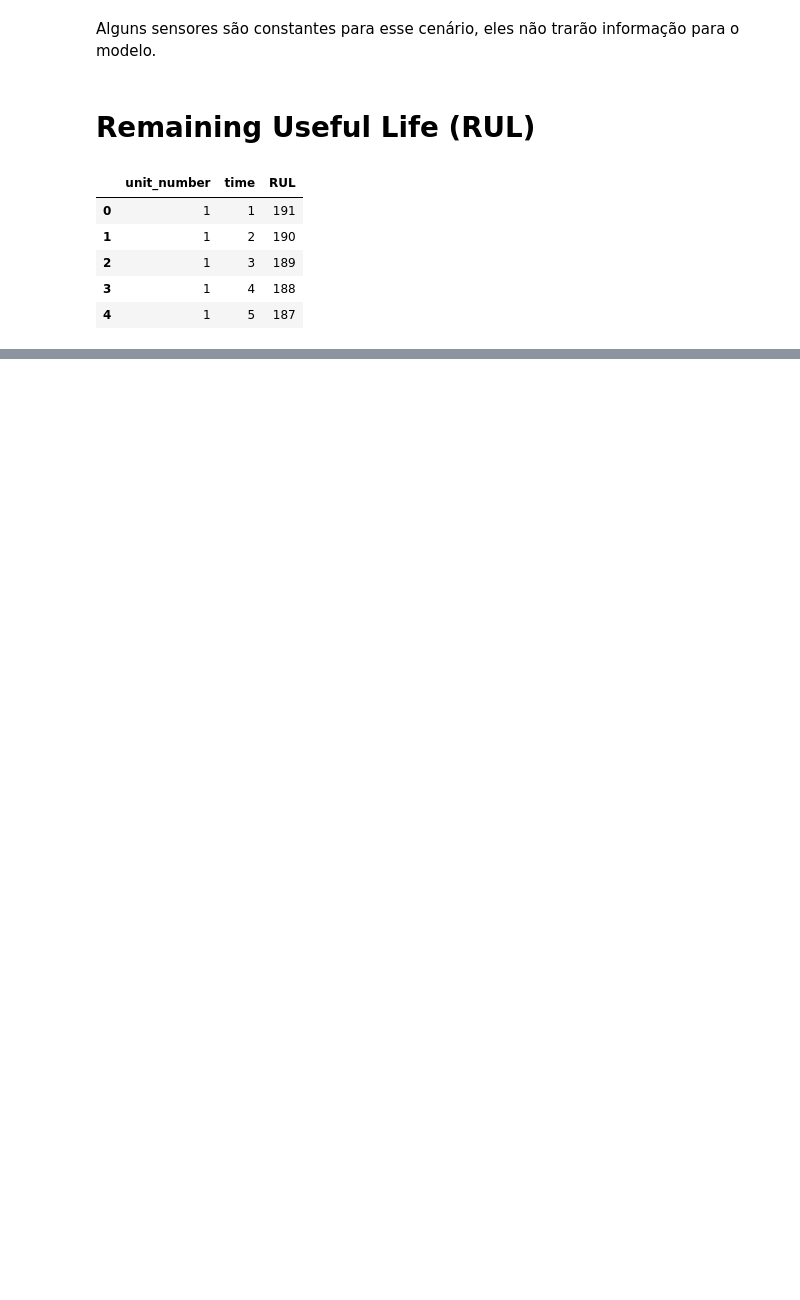
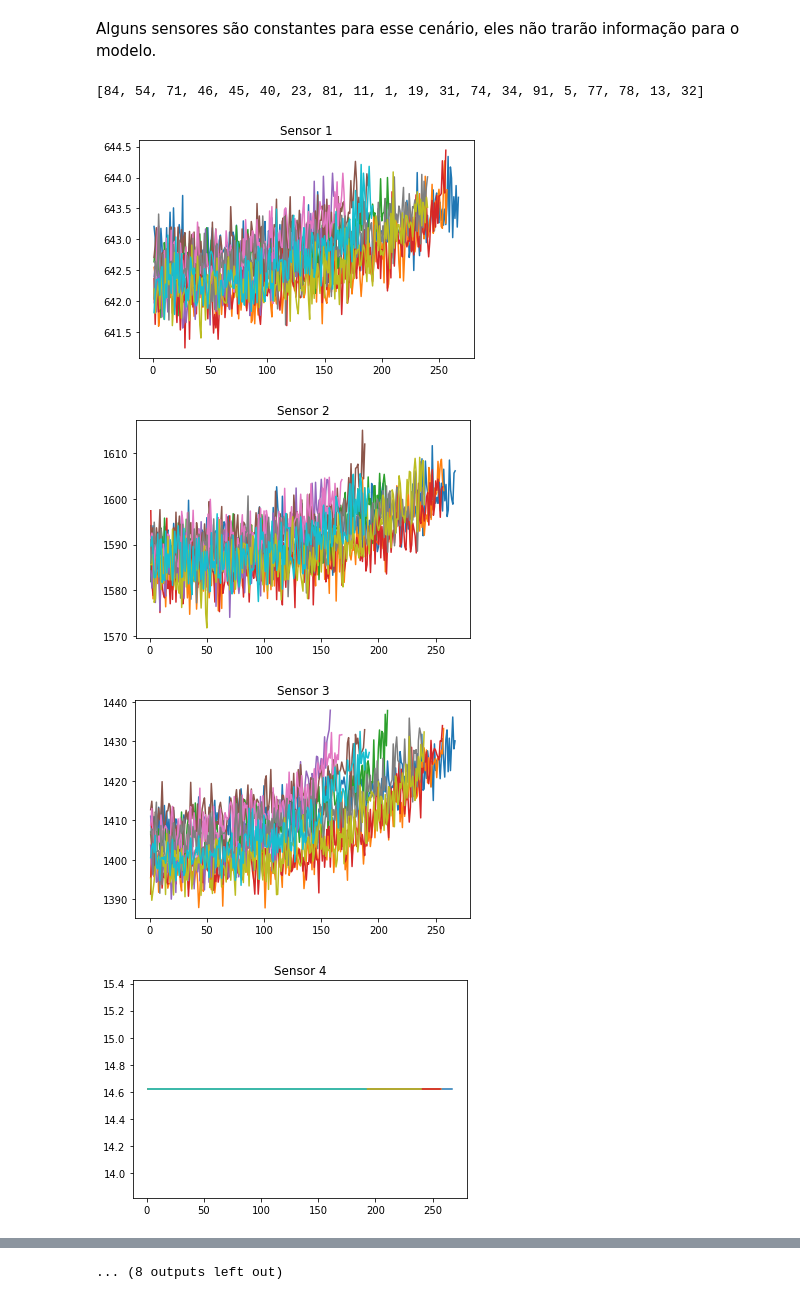
Before and after one commit to arthursl12/POC1, a Jupyter notebook: POC1_Turbofan.ipynb, the cells around one changed output, grey strips where cells are left out. Cells and saved outputs as stored; diff of their text form; code cells hidden in the pictures; blank space fills up the shorter version.

```diff
--- a/POC1_Turbofan.ipynb
+++ b/POC1_Turbofan.ipynb
@@ -11,6 +13,8 @@ import numpy as np
 import glob
 # %%
 # import sktime
+# %%
+sns.set_palette('colorblind')
 # %% [markdown]
 # Dataset Download
 # %%
@@ -172,35 +208,31 @@ train[sensors_cols].describe().transpose()
 | s_20 | 20631.0 | 23.289705 | 1.082509e-01 | 22.8942 | 23.2218 | 23.2979 | 23.3668 | 23.6184 |
 # %% [markdown]
 Alguns sensores são constantes para esse cenário, eles não trarão informação para o modelo.
-# %% [markdown]
-# Remaining Useful Life (RUL)
-# %%
-# RUL: how many cycles remain ?
-#   Take the last (maximun) cycle registered ('time' column) for that sample
-#   Subtract from current cycle number
-#   i.e. assume linear RUL decay
-def add_remaining_useful_life_linear(df):
-    # Get the total number of cycles for each unit
-    grouped_by_unit = df.groupby(by="unit_number")
-    max_cycle = grouped_by_unit["time"].max()
-
-    # Merge the max cycle back into the original frame
-    result_frame = df.merge(max_cycle.to_frame(name='max_cycle'), left_on='unit_number', right_index=True)
-
-    # Calculate remaining useful life for each row
-    remaining_useful_life = result_frame["max_cycle"] - result_frame["time"]
-    result_frame["RUL"] = remaining_useful_life
-
-    # drop max_cycle as it's no longer needed
-    result_frame = result_frame.drop("max_cycle", axis=1)
-    return result_frame
-
-train = add_remaining_useful_life_linear(train)
-train[index_cols+['RUL']].head()
-# %% [output]
-|  | unit_number | time | RUL |
-| 0 | 1 | 1 | 191 |
-| 1 | 1 | 2 | 190 |
-| 2 | 1 | 3 | 189 |
-| 3 | 1 | 4 | 188 |
-| 4 | 1 | 5 | 187 |
+# %%
+def sample_list_index(n_frac, df=train, unit_col='unit_number'):
+    numbers = pd.DataFrame(df.groupby(unit_col).nunique().index)
+    n = round(n_frac * len(numbers))
+    numbers_sample = numbers.sample()[unit_col]
+    nums = list(numbers.sample(n, random_state=42)[unit_col])
+    return nums
+sample_list_index(0.2)
+# %% [output]
+[84, 54, 71, 46, 45, 40, 23, 81, 11, 1, 19, 31, 74, 34, 91, 5, 77, 78, 13, 32]
+# %%
+def plot_sensor_i(i,df=train,n_frac=0.1,unit_col='unit_number',time_col='time'):
+    sensor_col = f's_{i}'
+    indexes = sample_list_index(n_frac)
+    plt.title(f"Sensor {i}")
+    for k in indexes:
+        df1 = df[df[unit_col] == k][[time_col,sensor_col]]
+        df1 = df1.set_index(time_col)
+        plt.plot(df1)
+# %%
+for i in range(1,21):
+    plot_sensor_i(i)
+    plt.show()
+# %% [output]
+[figure, added]
+[figure, added]
+[figure, added]
+[figure, added]
@@ -206,0 +247 @@ train[index_cols+['RUL']].head()
+... (8 outputs left out)
```
Also changed, not shown: parts of 21 cells of this notebook.
